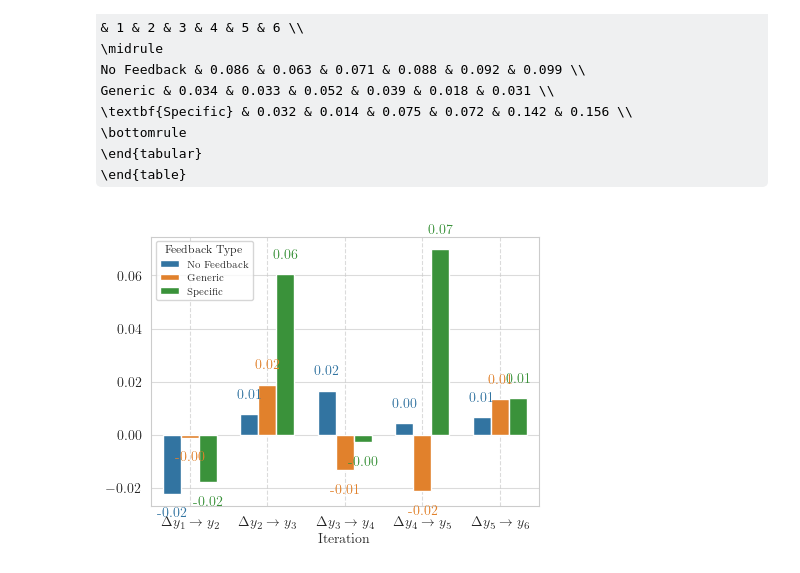
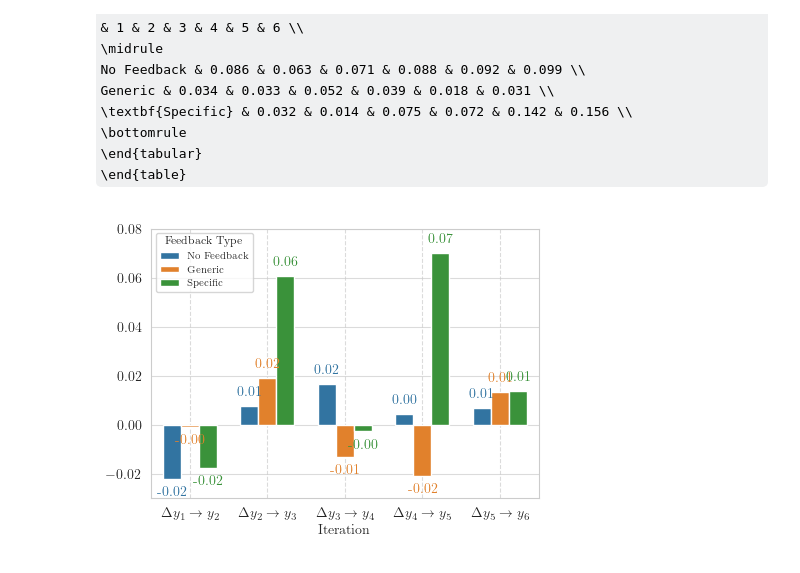
Before and after one commit to bic4907/pcgrl-llm, a Jupyter notebook: visualize_result/scenario/specify_feedback.ipynb, the cells around one changed output. Cells and saved outputs as stored; diff of their text form; code cells hidden in the pictures; some formulas as TeX source.

```diff
--- a/visualize_result/scenario/specify_feedback.ipynb
+++ b/visualize_result/scenario/specify_feedback.ipynb
@@ -321,33 +321,33 @@ ax = sns.barplot(data=from_second_df, x='iteration_label', y='acc_imp_perc_diff'
                  hue="feedback_type", errorbar=None, width=0.7)
 
 # X, Y 범위 설정
 ax.set_xlim(-0.5, len(iteration_labels) - 0.5)
-# ax.set_ylim(-0.077, +0.10)
+ax.set_ylim(-0.03, +0.08)
 
 # 각 막대 위에 bar 색깔과 일치하는 label 표시 (음수는 막대 아래에 표시)
 for container in ax.containers:
     for bar in container:
         color = bar.get_facecolor()  # 막대의 색상 가져오기
         value = bar.get_height()     # 막대 높이 (데이터 값)
         label = f"{value:.2f}"       # 라벨 포맷팅
 
         # 위치 조건: 양수면 위에, 음수면 아래에 위치
-        y_position = bar.get_height() + 0.005 if value >= 0 else bar.get_height() - 0.005
+        y_position = bar.get_height() + 0.003 if value >= 0 else bar.get_height() - 0.003
 
         ax.text(bar.get_x() + bar.get_width() / 2,
                 y_position,  # 조건에 따른 위치 조정
                 label,
                 ha='center', va='bottom' if value >= 0 else 'top',  # 음수일 경우 va를 top으로
                 color=color, fontsize=10)  # 텍스트 색상을 막대 색깔로 설정
 
 # 범례 및 레이블 설정
 ax.legend(title='Feedback Type', loc='upper left', title_fontsize=8, fontsize=7)
 plt.xlabel('Iteration')
 plt.ylabel(None)
 plt.grid(axis='y', linestyle='-', alpha=0.7)
 plt.grid(axis='x', linestyle='--', alpha=0.7)
 plt.savefig('specific_feedback.pdf', dpi=300, bbox_inches='tight')
 # 그래프 출력
 plt.show()
 # %% [output]
-[figure, old version]
+[figure, new version]
```
Also changed, not shown: parts of 1 cell of this notebook, 2 other files.
